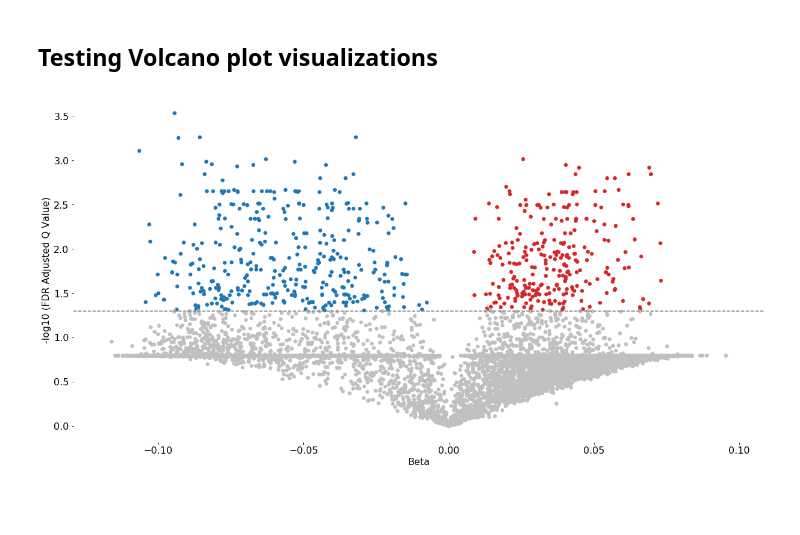
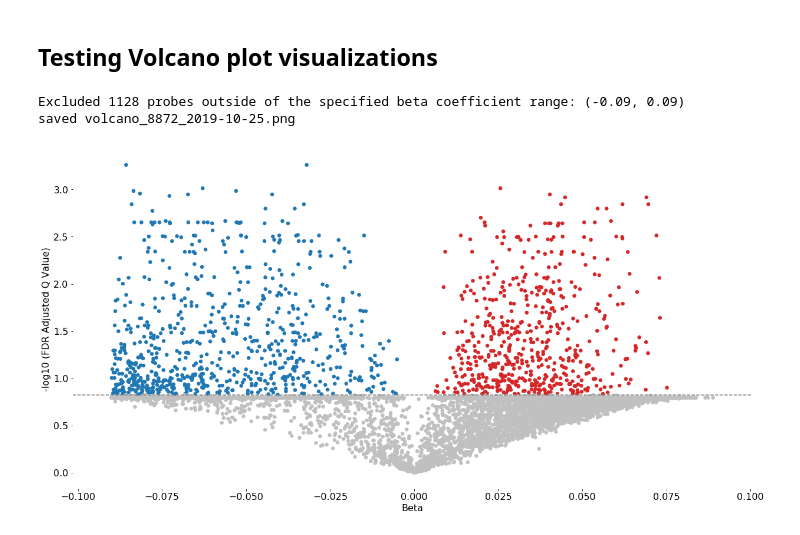
Before and after one commit to FoxoTech/methylize, a Jupyter notebook: methylize/demo_dmp.ipynb, the cells around one changed output. Cells and saved outputs as stored; diff of their text form; code cells hidden in the pictures; blank space fills up the shorter version.

```diff
--- a/methylize/demo_dmp.ipynb
+++ b/methylize/demo_dmp.ipynb
@@ -112,6 +115,8 @@ interesting_probes.head()
 # %% [markdown]
 ## Testing Volcano plot visualizations
 # %%
-volcano_plot(test_results2, fontsize=16, cutoff=0.05)
+volcano_plot(test_results2, fontsize=16, cutoff=0.15, beta_coefficient_cutoff=(-0.09,0.09), save=True)
 # %% [output]
+Excluded 1128 probes outside of the specified beta coefficient range: (-0.09, 0.09)
+saved volcano_8872_2019-10-25.png
-[figure, old version]
+[figure, new version]
```
Also changed, not shown: parts of 2 cells of this notebook, 1 other file.
